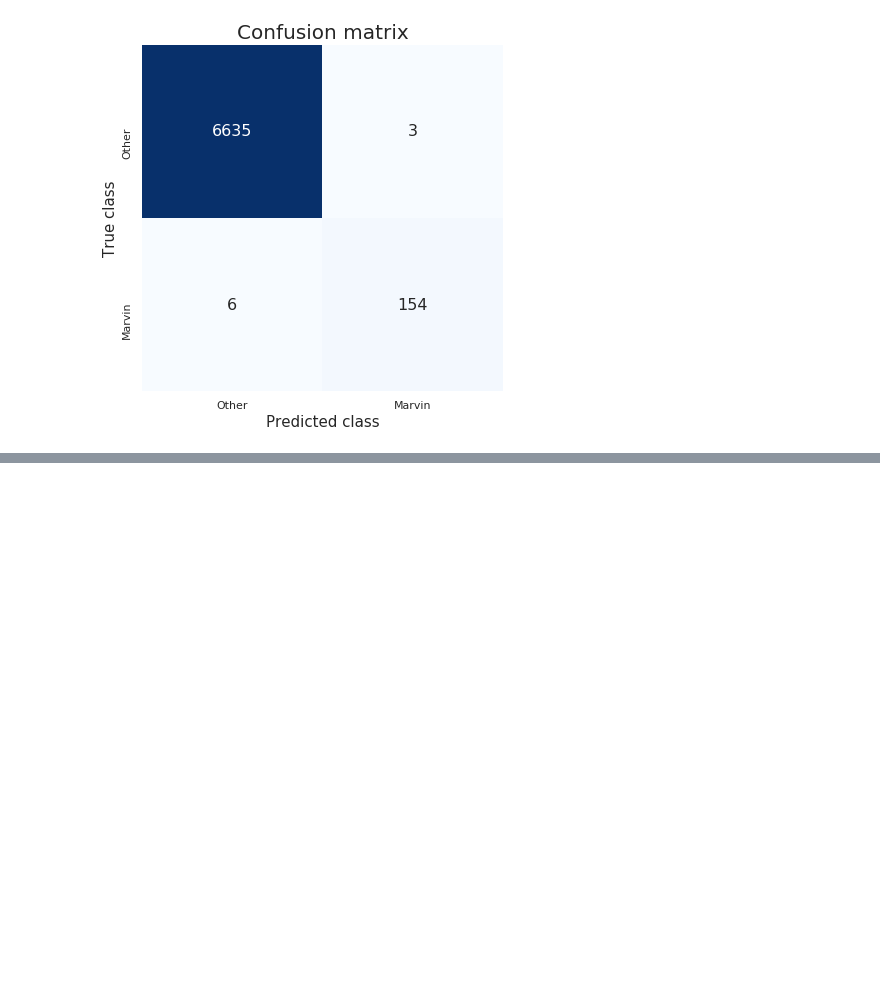
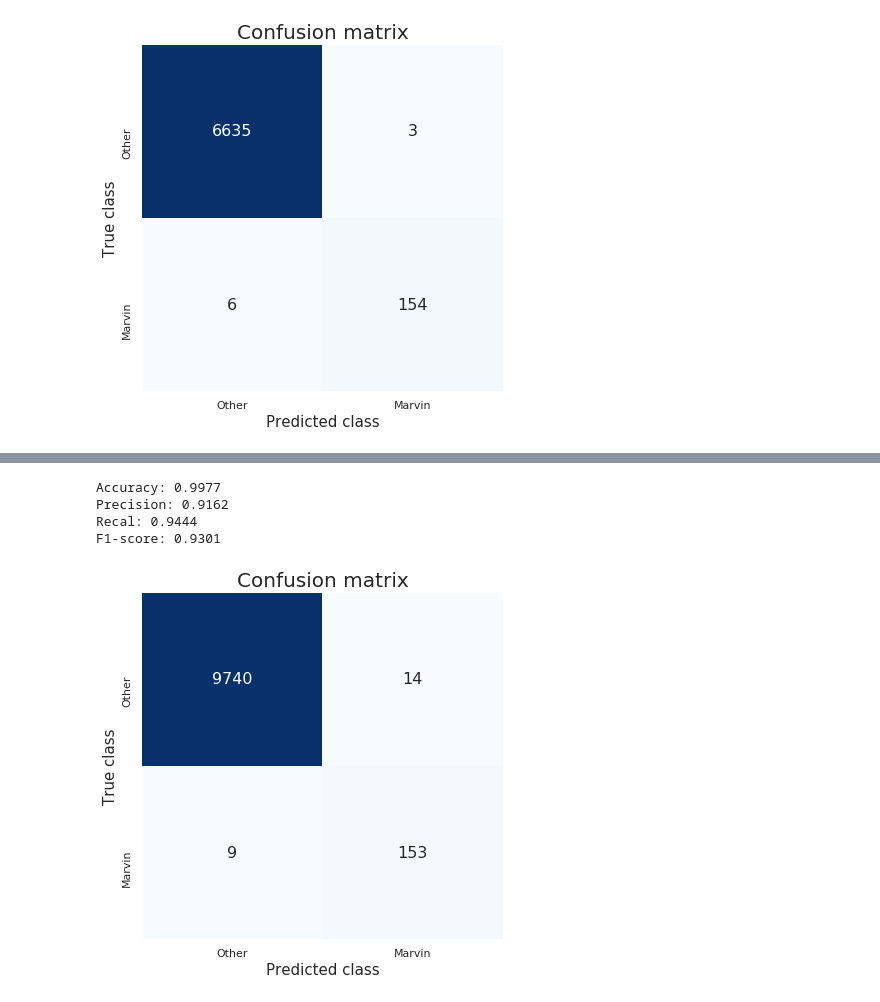
Before and after one commit to Mmiglio/SpeechRecognition, a Jupyter notebook: notebooks/Inception.ipynb, the cells around one changed output, grey strips where cells are left out. Cells and saved outputs as stored; diff of their text form; code cells hidden in the pictures; blank space fills up the shorter version.

```diff
--- a/notebooks/Inception.ipynb
+++ b/notebooks/Inception.ipynb
@@ -484,0 +564,11 @@ F1-score: 0.9716
+# %%
+import pandas as pd
+
+dfTest = pd.concat([testDF,finalTestDF],ignore_index=True)
+
+testData = np.zeros((dfTest.shape[0], 99, 40))
+
+for i,f in enumerate(dfTest['files']):
+    testData[i] = _parse_fn(f)
+
+X_test = getFeatures(testData)
@@ -484,0 +581,12 @@ F1-score: 0.9716
+# %%
+X_test_transformed = pca.transform(X_test)
+
+test_pred = bestOC.predict(X_test_transformed)
+# %%
+showResultsOC(test_pred, test_true)
+# %% [output]
+Accuracy: 0.9977
+Precision: 0.9162
+Recal: 0.9444
+F1-score: 0.9301
+[figure, added]
```
Also changed, not shown: parts of 19 cells of this notebook.
